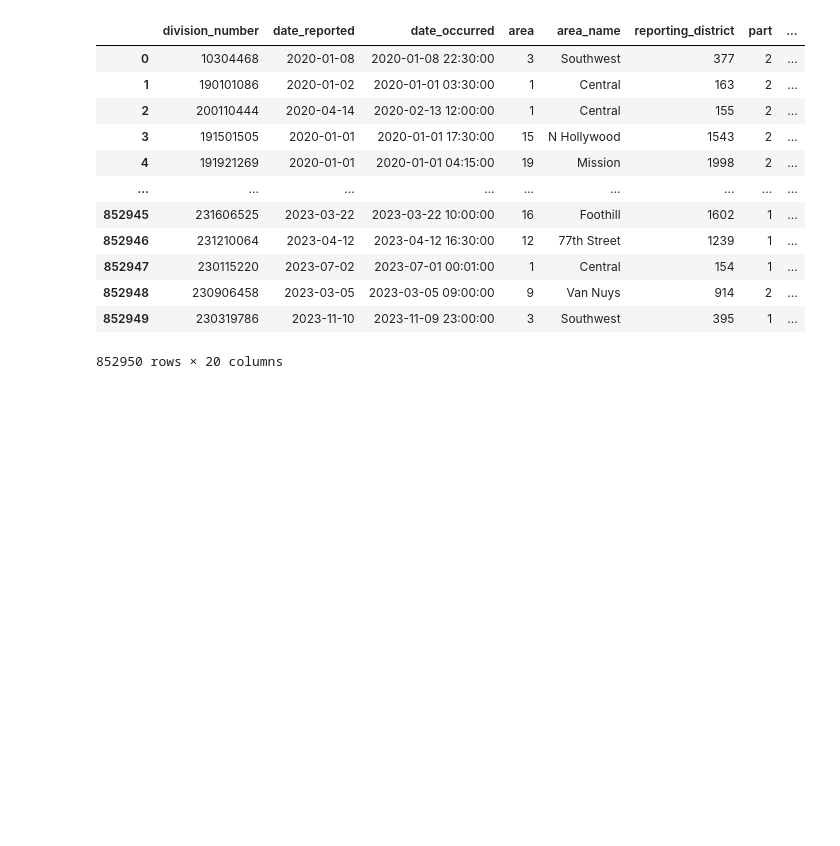
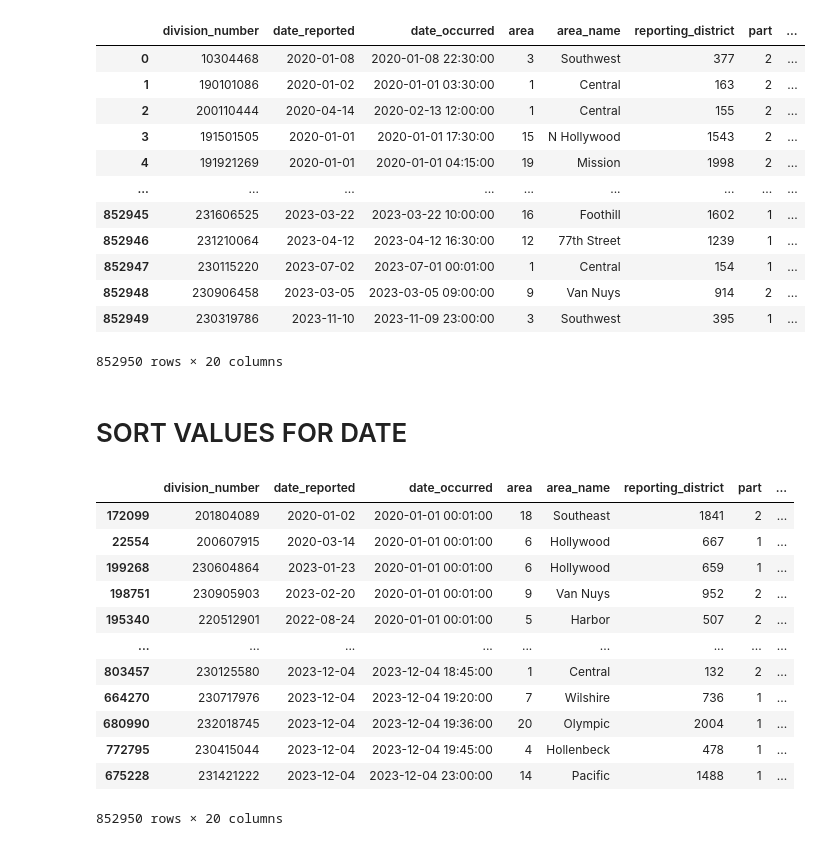
Before and after one commit to ettolrahc97/LA-Crime-Data-Analysis-Project, a Jupyter notebook: LA Crime.ipynb, the cells around one changed output. Cells and saved outputs as stored; diff of their text form; code cells hidden in the pictures; blank space fills up the shorter version.

Commit message:
Sort Values for date_occurred

```diff
--- a/LA Crime.ipynb
+++ b/LA Crime.ipynb
@@ -112,3 +112,21 @@ df
 | 852948 | 230906458 | 2023-03-05 | 2023-03-05 09:00:00 | 9 | Van Nuys | 914 | 2 | ... |
 | 852949 | 230319786 | 2023-11-10 | 2023-11-09 23:00:00 | 3 | Southwest | 395 | 1 | ... |
 852950 rows × 20 columns
+# %% [markdown]
+# SORT VALUES FOR DATE
+# %%
+df.sort_values(by = 'date_occurred')
+# %% [output]
+|  | division_number | date_reported | date_occurred | area | area_name | reporting_district | part | ... |
+| 172099 | 201804089 | 2020-01-02 | 2020-01-01 00:01:00 | 18 | Southeast | 1841 | 2 | ... |
+| 22554 | 200607915 | 2020-03-14 | 2020-01-01 00:01:00 | 6 | Hollywood | 667 | 1 | ... |
+| 199268 | 230604864 | 2023-01-23 | 2020-01-01 00:01:00 | 6 | Hollywood | 659 | 1 | ... |
+| 198751 | 230905903 | 2023-02-20 | 2020-01-01 00:01:00 | 9 | Van Nuys | 952 | 2 | ... |
+| 195340 | 220512901 | 2022-08-24 | 2020-01-01 00:01:00 | 5 | Harbor | 507 | 2 | ... |
+| ... | ... | ... | ... | ... | ... | ... | ... | ... |
+| 803457 | 230125580 | 2023-12-04 | 2023-12-04 18:45:00 | 1 | Central | 132 | 2 | ... |
+| 664270 | 230717976 | 2023-12-04 | 2023-12-04 19:20:00 | 7 | Wilshire | 736 | 1 | ... |
+| 680990 | 232018745 | 2023-12-04 | 2023-12-04 19:36:00 | 20 | Olympic | 2004 | 1 | ... |
+| 772795 | 230415044 | 2023-12-04 | 2023-12-04 19:45:00 | 4 | Hollenbeck | 478 | 1 | ... |
+| 675228 | 231421222 | 2023-12-04 | 2023-12-04 23:00:00 | 14 | Pacific | 1488 | 1 | ... |
+852950 rows × 20 columns
```
